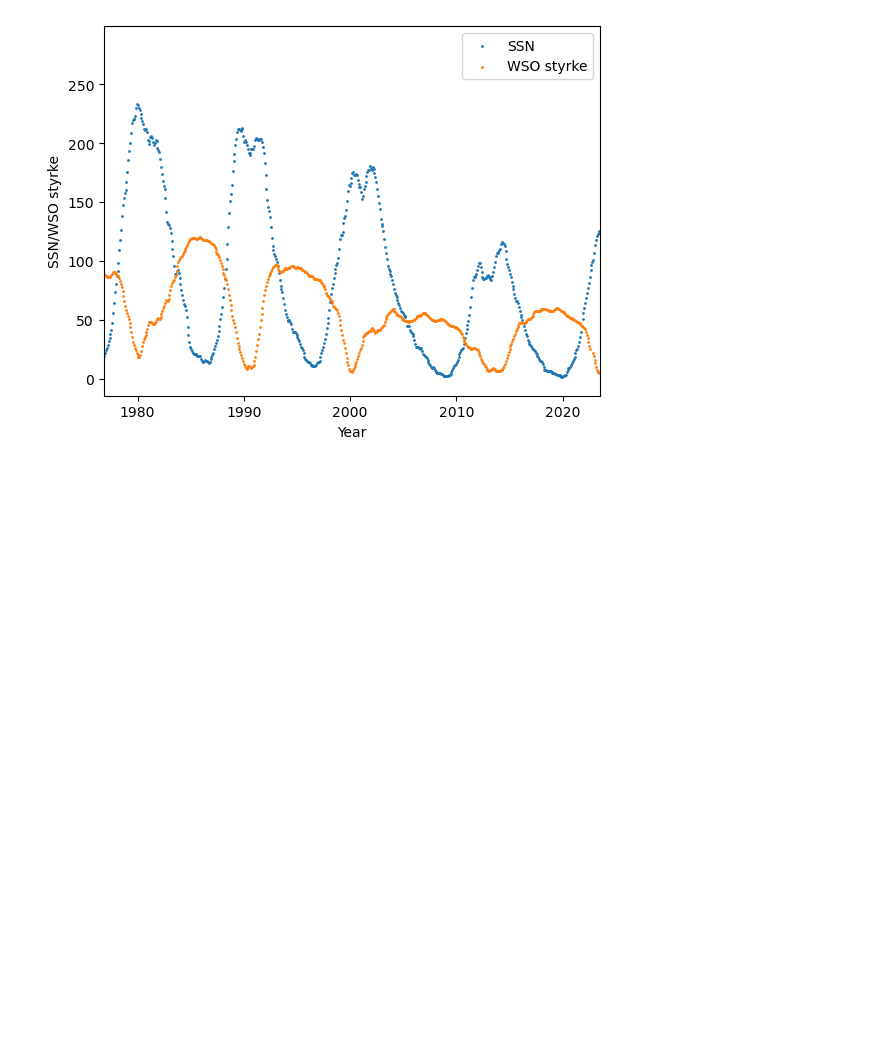
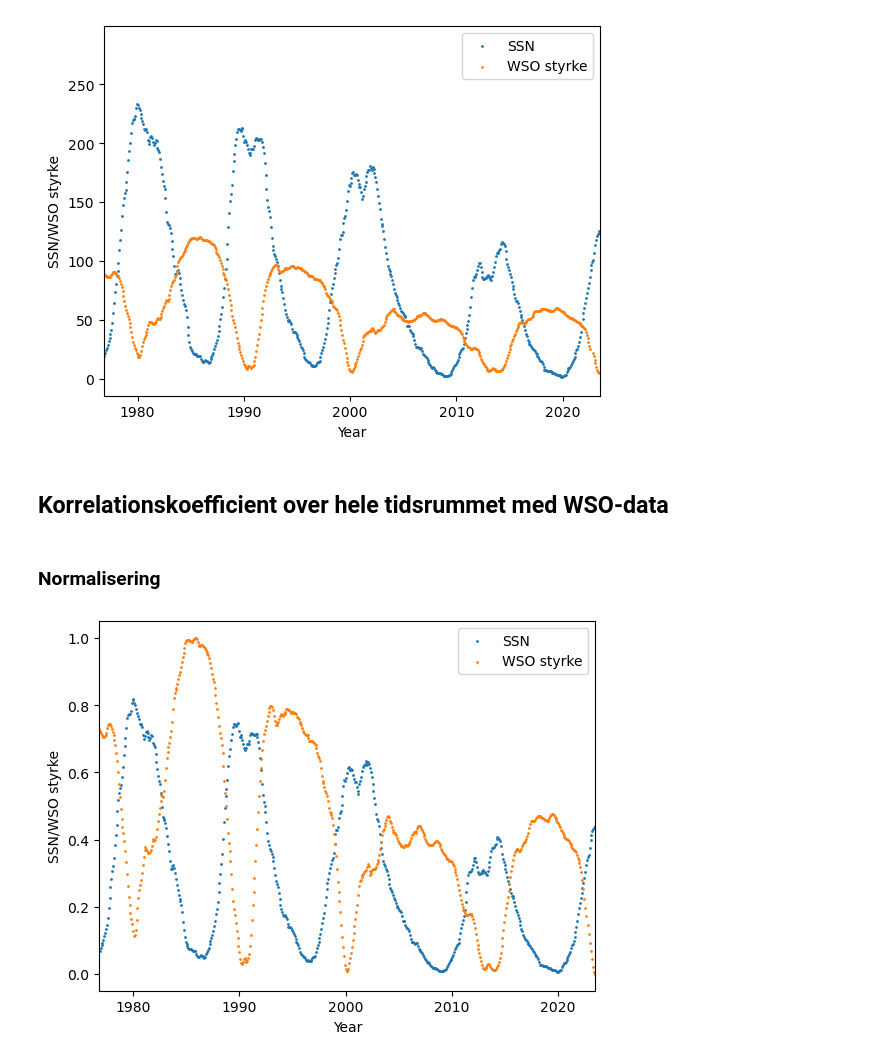
Before and after one commit to Focus9752/Solpletter_projekt, a Jupyter notebook: Magnus carlsen/korrelation.ipynb, the cells around one changed output. Cells and saved outputs as stored; diff of their text form; code cells hidden in the pictures; blank space fills up the shorter version.

```diff
--- a/Magnus carlsen/korrelation.ipynb
+++ b/Magnus carlsen/korrelation.ipynb
@@ -35,3 +35,25 @@ plt.legend()
 plt.show()
 # %% [output]
 [figure]
+# %% [markdown]
+## Korrelationskoefficient over hele tidsrummet med WSO-data
+# %% [markdown]
+### Normalisering
+# %%
+# Normaliser data med min-max normalisering til at være mellem 0 og 1
+def min_max_normalization(data, a, b):
+    return [a + (val - np.min(data))*(b - a) / (np.max(data) - np.min(data)) for val in data]
+
+sunspot_number_arr_normalized = min_max_normalization(sunspot_number_arr, 0, 1)
+wso_number_arr_normalized = min_max_normalization(wso_number_arr, 0, 1)
+
+# Plot
+plt.scatter(sunspot_date_fraction_arr, sunspot_number_arr_normalized, label='SSN', s=ScatterSize)
+plt.scatter(wso_date_fraction_arr, wso_number_arr_normalized, label='WSO styrke', s=ScatterSize)
+plt.xlabel('Year')
+plt.ylabel('SSN/WSO styrke')
+plt.xlim(wso_date_fraction_arr[0], wso_date_fraction_arr[-1])
+plt.legend()
+plt.show()
+# %% [output]
+[figure, added]
```
Also changed, not shown: parts of 3 cells of this notebook.
